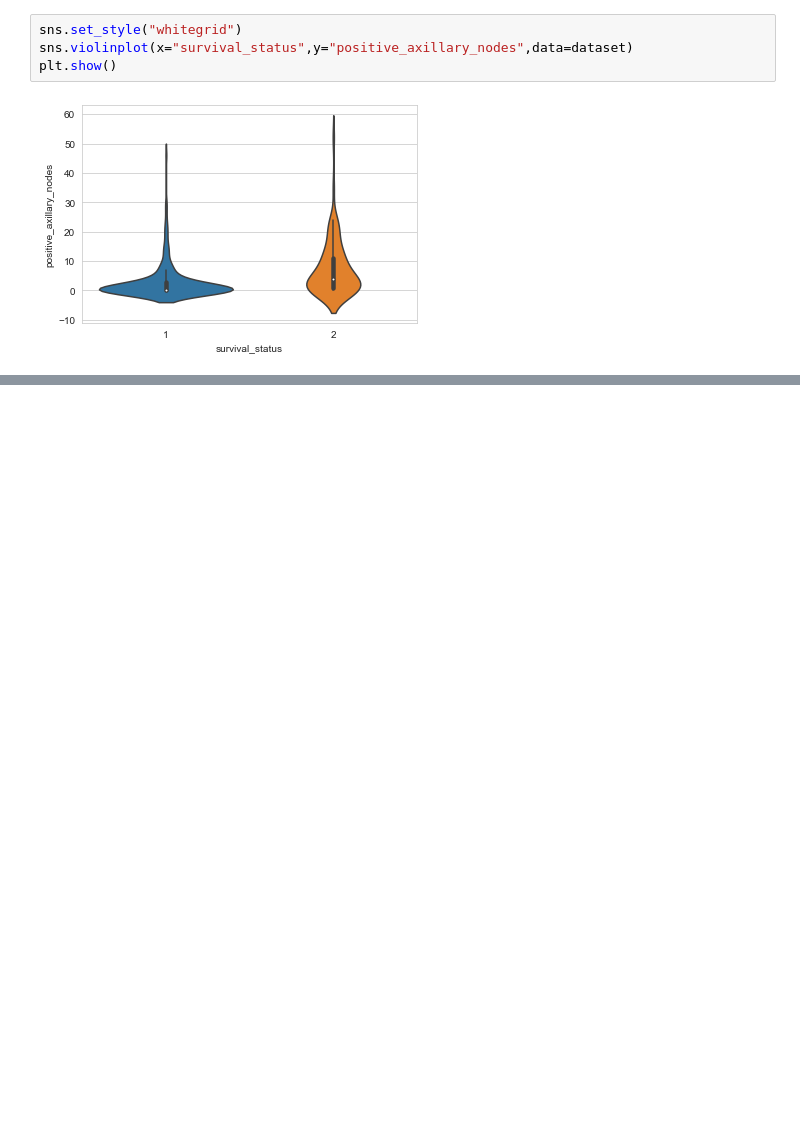
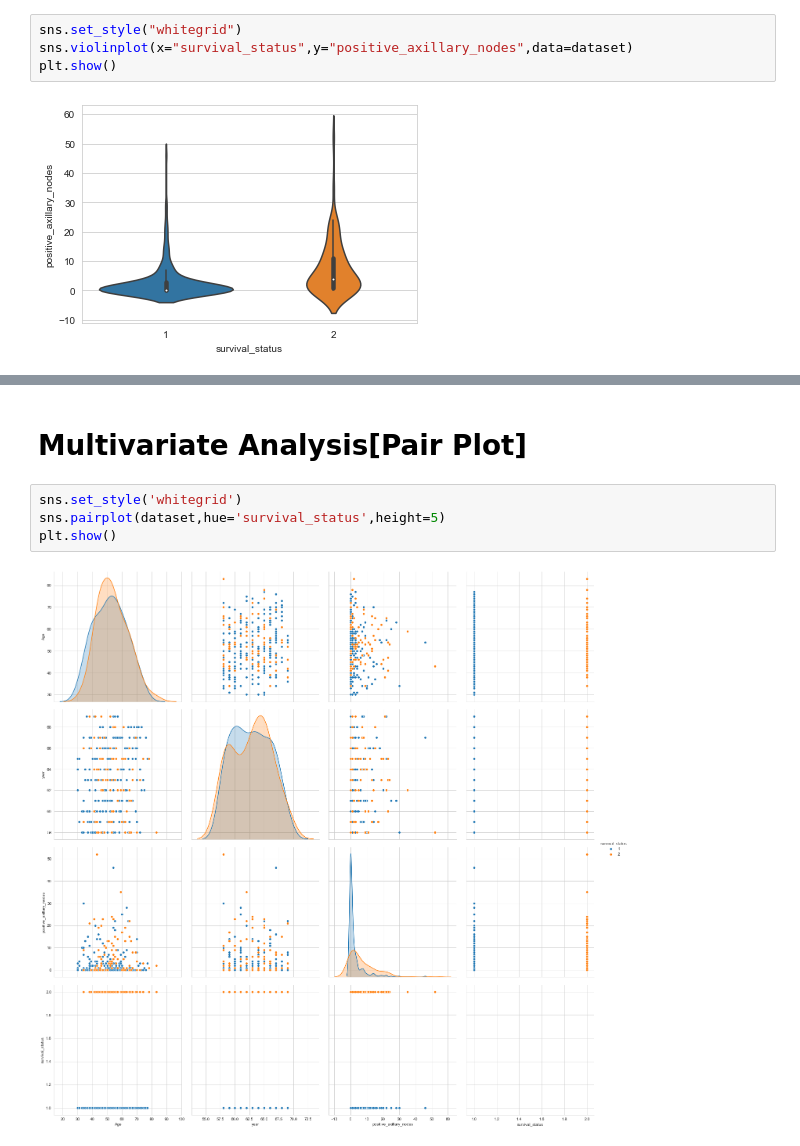
Before and after one commit to khrcmukesh2012/iris-dataset-analysis, a Jupyter notebook: EDA/haberman.ipynb, the cells around one changed output, grey strips where cells are left out. Saved outputs shown, nothing was run; the diff lists cells and outputs as text; blank space fills up the shorter version.

```diff
--- a/EDA/haberman.ipynb
+++ b/EDA/haberman.ipynb
@@ -175,0 +211,8 @@ plt.show()
+# %% [markdown]
+# Multivariate Analysis[Pair Plot]
+# %%
+sns.set_style('whitegrid')
+sns.pairplot(dataset,hue='survival_status',height=5)
+plt.show()
+# %% [output]
+[figure, added]
```
Also changed, not shown: parts of 16 cells of this notebook, 15 other files.
